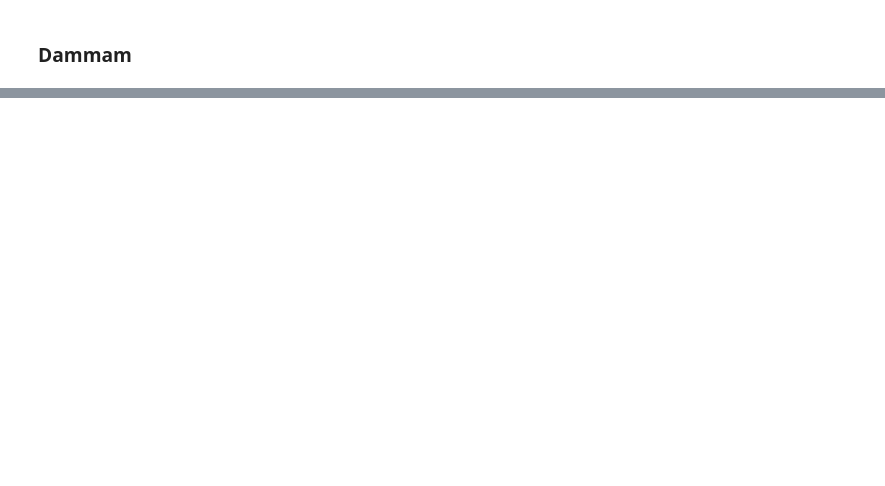
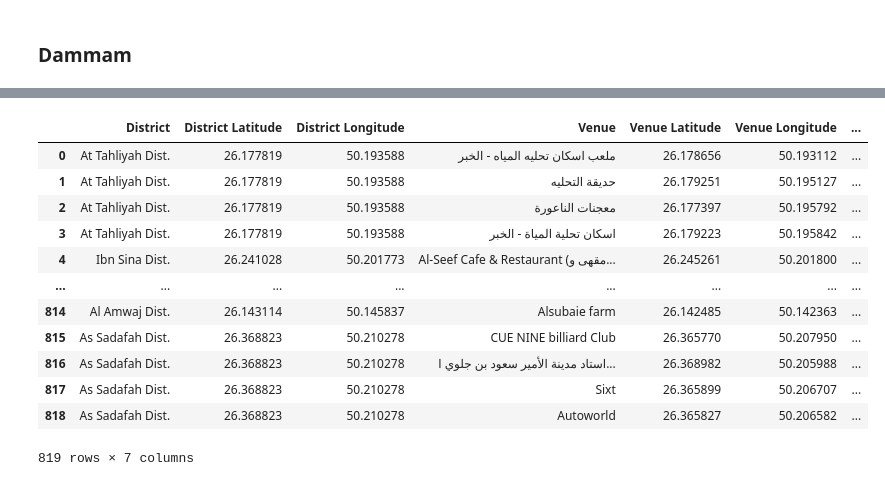
Before and after one commit to musaddiqsajjad/Coursera_Capstone, a Jupyter notebook: The Battle of Neighborhoods - Coursera Capstone Project.ipynb, the cells around one changed output, grey strips where cells are left out. Saved outputs shown, nothing was run; the diff lists cells and outputs as text; code cells hidden in the pictures; blank space fills up the shorter version.

```diff
--- a/The Battle of Neighborhoods - Coursera Capstone Project.ipynb
+++ b/The Battle of Neighborhoods - Coursera Capstone Project.ipynb
@@ -908,0 +914,16 @@ However, I would also like to not compete directly with other businesses doing t
+# %%
+khobar_venues
+# %% [output]
+|  | District | District Latitude | District Longitude | Venue | Venue Latitude | Venue Longitude | ... |
+| 0 | At Tahliyah Dist. | 26.177819 | 50.193588 | ملعب اسكان تحليه المياه - الخبر | 26.178656 | 50.193112 | ... |
+| 1 | At Tahliyah Dist. | 26.177819 | 50.193588 | حديقة التحليه | 26.179251 | 50.195127 | ... |
+| 2 | At Tahliyah Dist. | 26.177819 | 50.193588 | معجنات الناعورة | 26.177397 | 50.195792 | ... |
+| 3 | At Tahliyah Dist. | 26.177819 | 50.193588 | اسكان تحلية المياة - الخبر | 26.179223 | 50.195842 | ... |
+| 4 | Ibn Sina Dist. | 26.241028 | 50.201773 | Al-Seef Cafe & Restaurant (مقهى و... | 26.245261 | 50.201800 | ... |
+| ... | ... | ... | ... | ... | ... | ... | ... |
+| 814 | Al Amwaj Dist. | 26.143114 | 50.145837 | Alsubaie farm | 26.142485 | 50.142363 | ... |
+| 815 | As Sadafah Dist. | 26.368823 | 50.210278 | CUE NINE billiard Club | 26.365770 | 50.207950 | ... |
+| 816 | As Sadafah Dist. | 26.368823 | 50.210278 | استاد مدينة الأمير سعود بن جلوي ا... | 26.368982 | 50.205988 | ... |
+| 817 | As Sadafah Dist. | 26.368823 | 50.210278 | Sixt | 26.365899 | 50.206707 | ... |
+| 818 | As Sadafah Dist. | 26.368823 | 50.210278 | Autoworld | 26.365827 | 50.206582 | ... |
+819 rows × 7 columns
```
Also changed, not shown: parts of 34 cells of this notebook.
